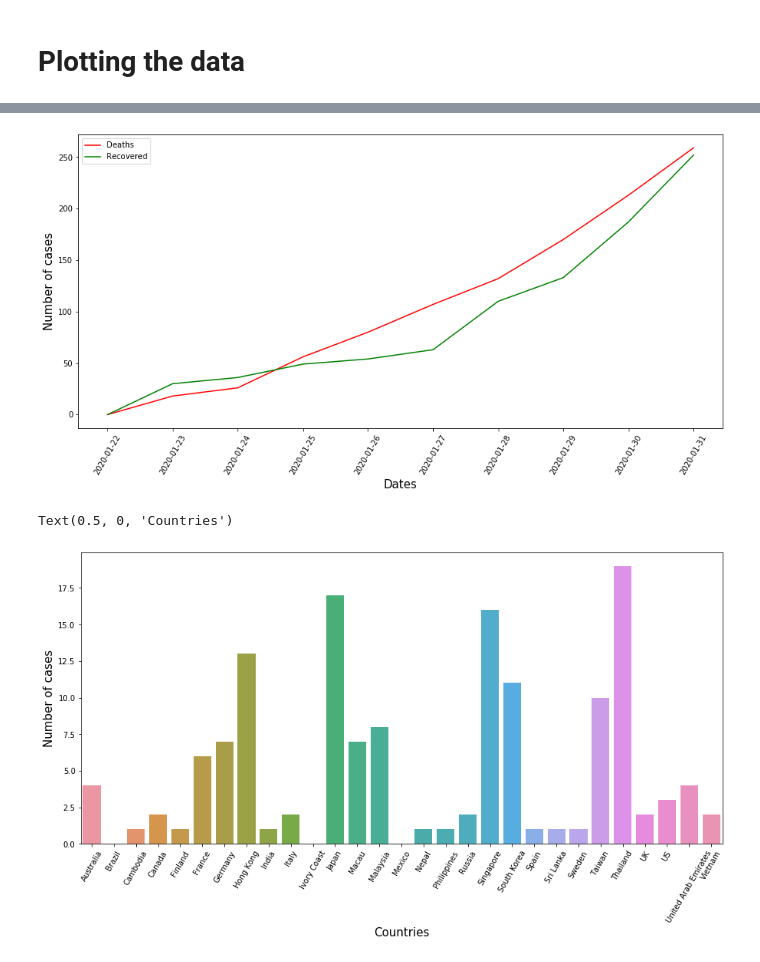
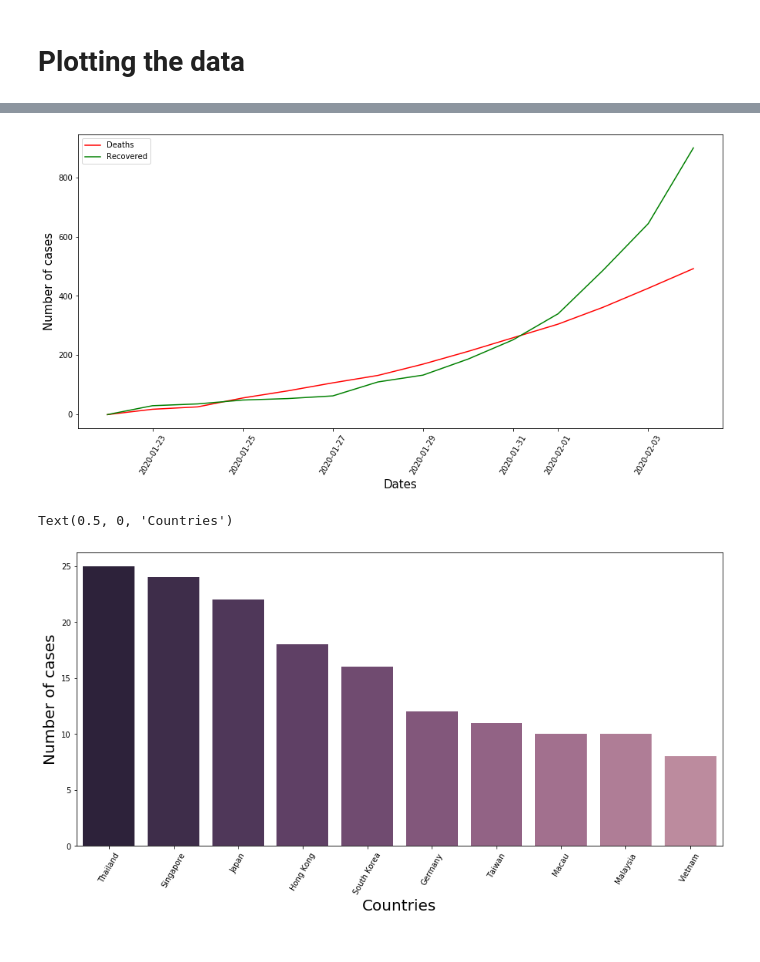
Before and after one commit to kamahmad/EDA-Novel-Coronavirus-Dataset, a Jupyter notebook: Wuhan.ipynb, the cells around one changed output, grey strips where cells are left out. Cells and saved outputs as stored; diff of their text form; code cells hidden in the pictures.

```diff
--- a/Wuhan.ipynb
+++ b/Wuhan.ipynb
@@ -24,5 +27,6 @@ data.head()
 # %%
 data.drop("Sno", axis=1, inplace=True)
+data.drop("Last Update", axis=1, inplace=True)
 data.info()
 # %% [output]
 <class 'pandas.core.frame.DataFrame'>
@@ -74,6 +77,6 @@ print (len(dates))
 # %%
-data['Last Update'] = pd.to_datetime(data['Last Update'])
-data['date_updated']=data['Last Update'].apply(lambda x:x.date())
+data['Date'] = pd.to_datetime(data['Date'])
+data['Date_date']=data['Date'].apply(lambda x:x.date())
 # %%
 #getting the total number of confirmed cases for each country
 df_country=data.groupby(['Country']).max().reset_index(drop=None)
@@ -124,23 +154,28 @@ Text(0.5, 0, 'Dates')
 # %%
 #plotting two line plots for deaths and recoveries respectively
 
-plt.plot('date_updated', 'Deaths', data=data.groupby(['date_updated']).sum().reset_index(drop=None), color='red')
-plt.plot('date_updated', 'Recovered', data=data.groupby(['date_updated']).sum().reset_index(drop=None), color='green')
+plt.plot('Date_date', 'Deaths', data=data.groupby(['Date_date']).sum().reset_index(drop=None), color='red')
+plt.plot('Date_date', 'Recovered', data=data.groupby(['Date_date']).sum().reset_index(drop=None), color='green')
 plt.xticks(rotation=60)
 plt.ylabel('Number of cases',fontsize=15)
 plt.xlabel('Dates',fontsize=15)
 plt.legend()
 plt.show()
 # %% [output]
-[figure, old version]
+[figure, new version]
 # %%
 #We know that China is the most affected country by a large margin,
 #so lets create a bar plot to compare countries other than China
 
-sns.barplot(x="Country", y="Confirmed", data=df_country[df_country.Country!='China'])
+sns.barplot(x="Country",
+            y="Confirmed",
+            data=df_country[df_country.Country!='China'].nlargest(10,'Confirmed'),
+            palette=sns.cubehelix_palette(15, reverse=True)
+           )
+
 plt.xticks(rotation=60)
-plt.ylabel('Number of cases',fontsize=15)
-plt.xlabel('Countries',fontsize=15)
+plt.ylabel('Number of cases',fontsize=20)
+plt.xlabel('Countries',fontsize=20)
 # %% [output]
 Text(0.5, 0, 'Countries')
-[figure, old version]
+[figure, new version]
```
Also changed, not shown: parts of 15 cells of this notebook.
